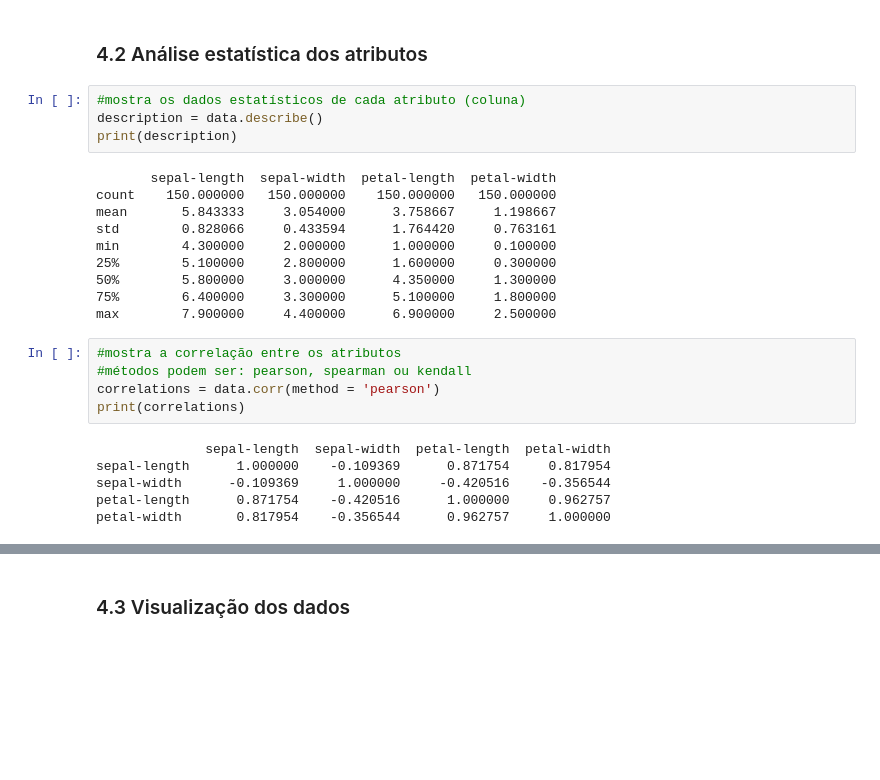
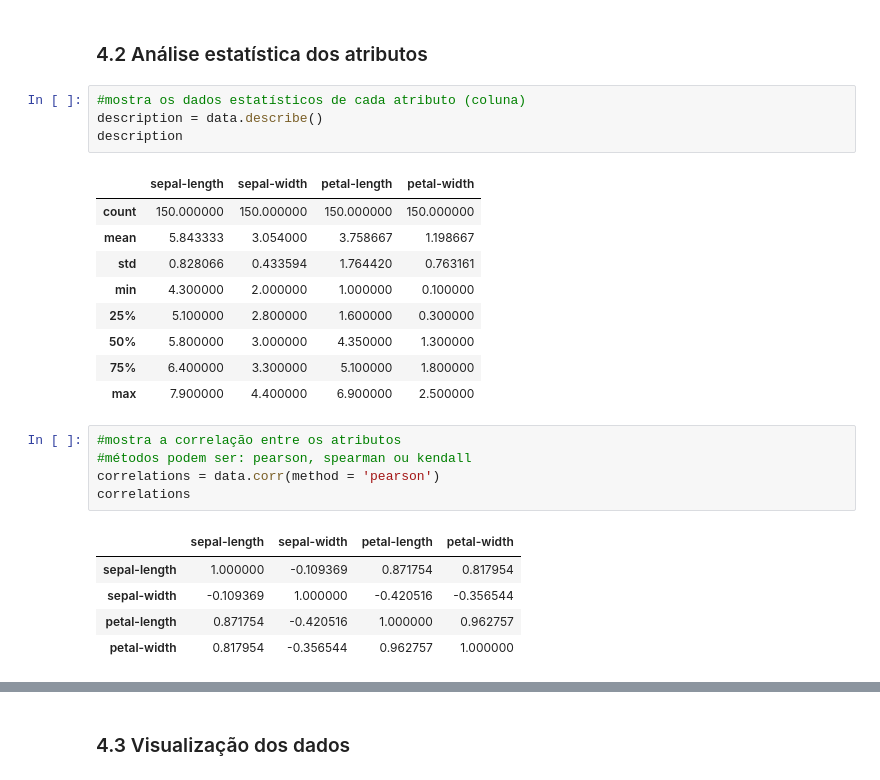
Before and after one commit to dbahiense/MachineLearning, a Jupyter notebook: Iris.ipynb, the cells around one changed output, grey strips where cells are left out. Cells and saved outputs as stored; diff of their text form; blank space fills up the shorter version.

```diff
--- a/Iris.ipynb
+++ b/Iris.ipynb
@@ -135,28 +149,28 @@ dtype: object
 # %%
 #mostra os dados estatísticos de cada atributo (coluna)
 description = data.describe()
-print(description)
+description
 # %% [output]
-       sepal-length  sepal-width  petal-length  petal-width
-count    150.000000   150.000000    150.000000   150.000000
-mean       5.843333     3.054000      3.758667     1.198667
-std        0.828066     0.433594      1.764420     0.763161
-min        4.300000     2.000000      1.000000     0.100000
-25%        5.100000     2.800000      1.600000     0.300000
-50%        5.800000     3.000000      4.350000     1.300000
-75%        6.400000     3.300000      5.100000     1.800000
-max        7.900000     4.400000      6.900000     2.500000
+|  | sepal-length | sepal-width | petal-length | petal-width |
+| count | 150.000000 | 150.000000 | 150.000000 | 150.000000 |
+| mean | 5.843333 | 3.054000 | 3.758667 | 1.198667 |
+| std | 0.828066 | 0.433594 | 1.764420 | 0.763161 |
+| min | 4.300000 | 2.000000 | 1.000000 | 0.100000 |
+| 25% | 5.100000 | 2.800000 | 1.600000 | 0.300000 |
+| 50% | 5.800000 | 3.000000 | 4.350000 | 1.300000 |
+| 75% | 6.400000 | 3.300000 | 5.100000 | 1.800000 |
+| max | 7.900000 | 4.400000 | 6.900000 | 2.500000 |
 # %%
 #mostra a correlação entre os atributos
 #métodos podem ser: pearson, spearman ou kendall
 correlations = data.corr(method = 'pearson')
-print(correlations)
+correlations
 # %% [output]
-              sepal-length  sepal-width  petal-length  petal-width
-sepal-length      1.000000    -0.109369      0.871754     0.817954
-sepal-width      -0.109369     1.000000     -0.420516    -0.356544
-petal-length      0.871754    -0.420516      1.000000     0.962757
-petal-width       0.817954    -0.356544      0.962757     1.000000
+|  | sepal-length | sepal-width | petal-length | petal-width |
+| sepal-length | 1.000000 | -0.109369 | 0.871754 | 0.817954 |
+| sepal-width | -0.109369 | 1.000000 | -0.420516 | -0.356544 |
+| petal-length | 0.871754 | -0.420516 | 1.000000 | 0.962757 |
+| petal-width | 0.817954 | -0.356544 | 0.962757 | 1.000000 |
 # %%
 #mostra a distorção (obliquidade) das distribuições univariadas
 skew = data.skew(numeric_only=True)
```
Also changed, not shown: parts of 13 cells of this notebook.
